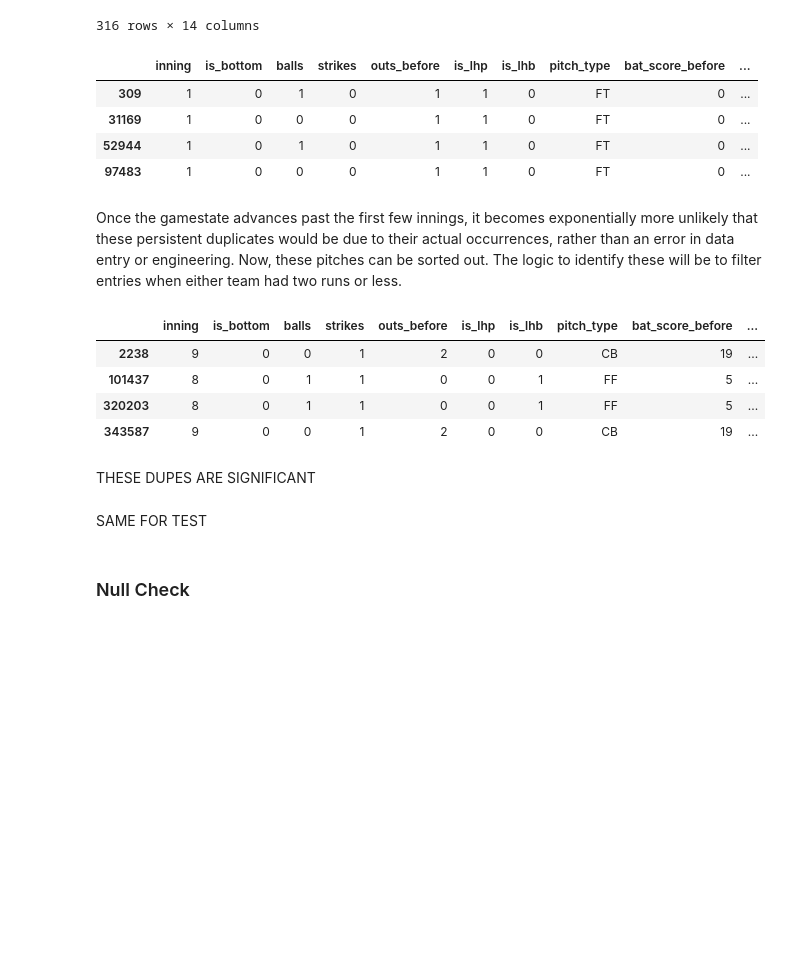
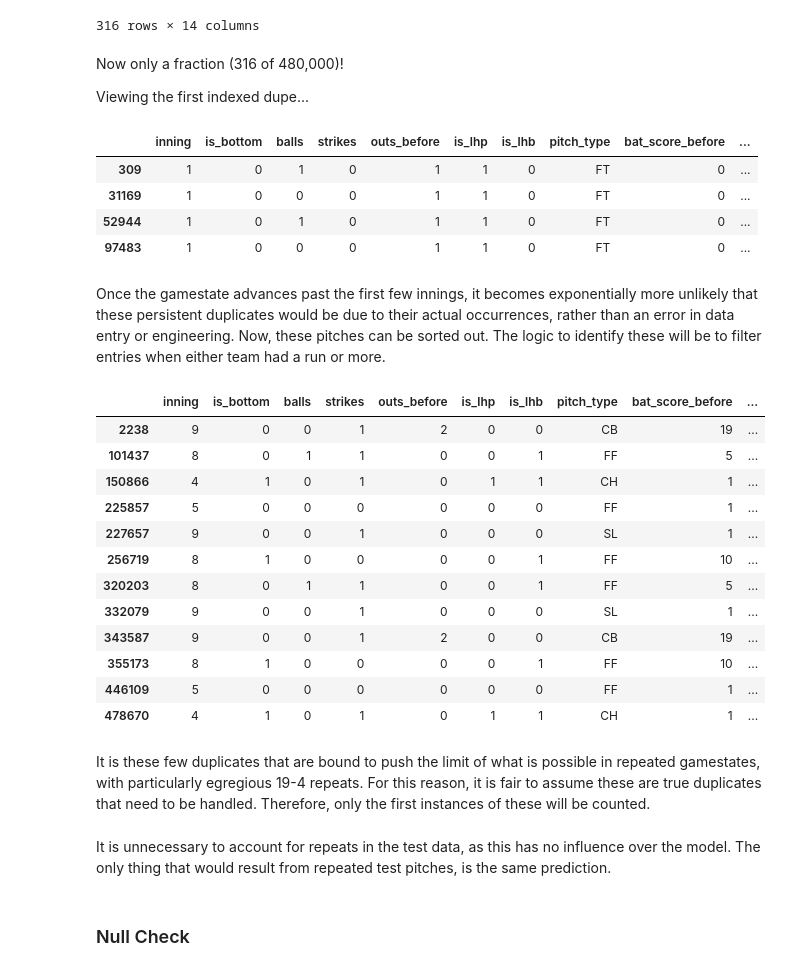
Before and after one commit to reetyf/mets, a Jupyter notebook: Hailey_Weinschenk_NYM_Questionnaire.ipynb, the cells around one changed output. Saved outputs shown, nothing was run; the diff lists cells and outputs as text; code cells hidden in the pictures; blank space fills up the shorter version.

```diff
--- a/Hailey_Weinschenk_NYM_Questionnaire.ipynb
+++ b/Hailey_Weinschenk_NYM_Questionnaire.ipynb
@@ -320,6 +338,10 @@ dupes.loc[dupes['strikes'] != 2]
 | 480599 | 1 | 1 | 0 | 0 | 0 | 0 | 1 | FF | 0 | ... |
 | 480909 | 1 | 0 | 0 | 1 | 0 | 1 | 0 | FF | 0 | ... |
 316 rows × 14 columns
+# %% [markdown]
+Now only a fraction (316 of 480,000)!
+
+Viewing the first indexed dupe...
 # %%
 dupes.loc[((train['pitcherid'] == dupes.loc[309,'pitcherid']) & (train['batterid'] == dupes.loc[309,'batterid']))]
 # %% [output]
@@ -329,19 +351,26 @@ dupes.loc[((train['pitcherid'] == dupes.loc[309,'pitcherid']) & (train['batterid
 | 52944 | 1 | 0 | 1 | 0 | 1 | 1 | 0 | FT | 0 | ... |
 | 97483 | 1 | 0 | 0 | 0 | 1 | 1 | 0 | FT | 0 | ... |
 # %% [markdown]
-Once the gamestate advances past the first few innings, it becomes exponentially more unlikely that these persistent duplicates would be due to their actual occurrences, rather than an error in data entry or engineering. Now, these pitches can be sorted out. The logic to identify these will be to filter entries when either team had two runs or less.
+Once the gamestate advances past the first few innings, it becomes exponentially more unlikely that these persistent duplicates would be due to their actual occurrences, rather than an error in data entry or engineering. Now, these pitches can be sorted out. The logic to identify these will be to filter entries when either team had a run or more.
 # %%
-dupes.loc[((dupes['strikes'] != 2) &\
+unlikely_dupes  = dupes.loc[((dupes['strikes'] != 2) &\
             (dupes['inning'] != 1) &\
-             (dupes['bat_score_before'] >=2) & \
-              (dupes['field_score']>=2))]
+             (dupes['bat_score_before'] >=1) & \
+              (dupes['field_score']>=1))]
+unlikely_dupes
 # %% [output]
 |  | inning | is_bottom | balls | strikes | outs_before | is_lhp | is_lhb | pitch_type | bat_score_before | ... |
 | 2238 | 9 | 0 | 0 | 1 | 2 | 0 | 0 | CB | 19 | ... |
 | 101437 | 8 | 0 | 1 | 1 | 0 | 0 | 1 | FF | 5 | ... |
+| 150866 | 4 | 1 | 0 | 1 | 0 | 1 | 1 | CH | 1 | ... |
+| 225857 | 5 | 0 | 0 | 0 | 0 | 0 | 0 | FF | 1 | ... |
+| 227657 | 9 | 0 | 0 | 1 | 0 | 0 | 0 | SL | 1 | ... |
+| 256719 | 8 | 1 | 0 | 0 | 0 | 0 | 1 | FF | 10 | ... |
 | 320203 | 8 | 0 | 1 | 1 | 0 | 0 | 1 | FF | 5 | ... |
+| 332079 | 9 | 0 | 0 | 1 | 0 | 0 | 0 | SL | 1 | ... |
 | 343587 | 9 | 0 | 0 | 1 | 2 | 0 | 0 | CB | 19 | ... |
+| 355173 | 8 | 1 | 0 | 0 | 0 | 0 | 1 | FF | 10 | ... |
+| 446109 | 5 | 0 | 0 | 0 | 0 | 0 | 0 | FF | 1 | ... |
+| 478670 | 4 | 1 | 0 | 1 | 0 | 1 | 1 | CH | 1 | ... |
-# %% [markdown]
-THESE DUPES ARE SIGNIFICANT
-# %% [markdown]
-SAME FOR TEST
+# %% [markdown]
+It is these few duplicates that are bound to push the limit of what is possible in repeated gamestates, with particularly egregious 19-4 repeats. For this reason, it is fair to assume these are true duplicates that need to be handled. Therefore, only the first instances of these will be counted.
@@ -348,3 +386,5 @@ SAME FOR TEST
+# %% [markdown]
+It is unnecessary to account for repeats in the test data, as this has no influence over the model. The only thing that would result from repeated test pitches, is the same prediction.
 # %% [markdown]
 ### Null Check
 # %% [markdown]
```
Also changed, not shown: parts of 57 cells of this notebook.
